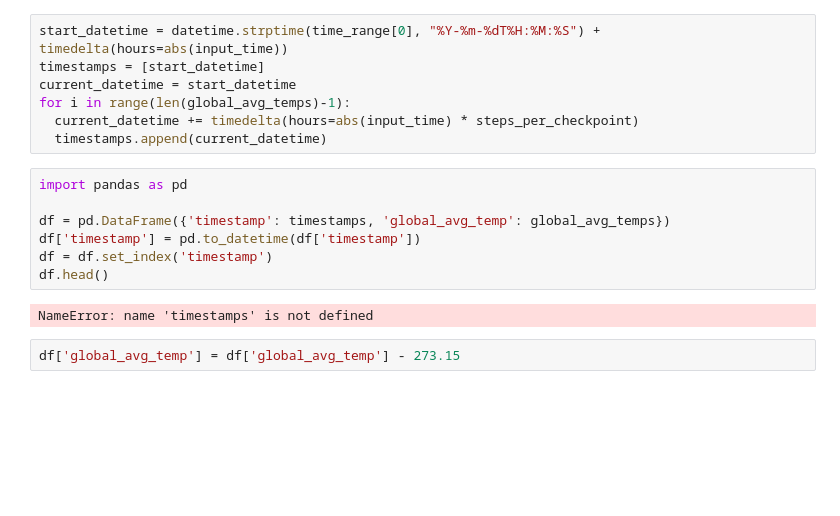
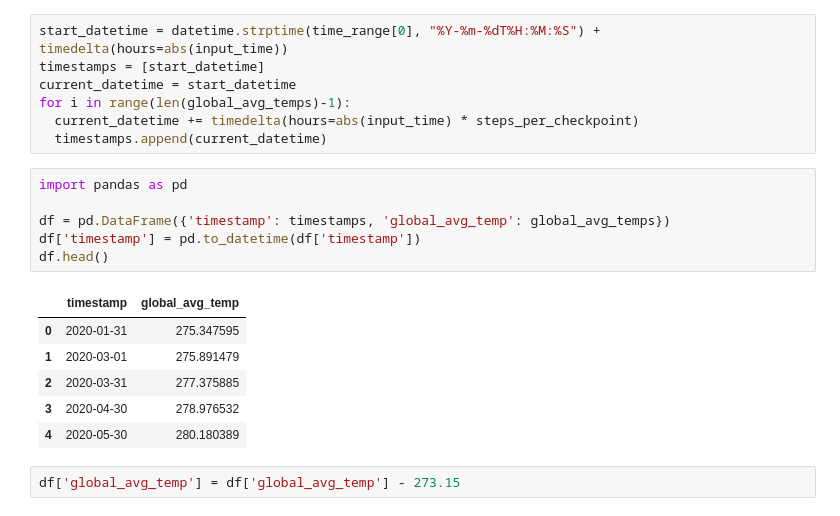
Before and after one commit to seangtkelley/Prithvi-WxC, a Jupyter notebook: examples/PrithviWxC_rollout_extended.ipynb, the cells around one changed output. Drawn from its saved outputs; the diff is of its cells as text; blank space fills up the shorter version.

```diff
--- a/examples/PrithviWxC_rollout_extended.ipynb
+++ b/examples/PrithviWxC_rollout_extended.ipynb
@@ -565,12 +563,16 @@ for i in range(len(global_avg_temps)-1):
 # %%
 import pandas as pd
 
 df = pd.DataFrame({'timestamp': timestamps, 'global_avg_temp': global_avg_temps})
 df['timestamp'] = pd.to_datetime(df['timestamp'])
-df = df.set_index('timestamp')
 df.head()
 # %% [output]
-NameError: name 'timestamps' is not defined
+|  | timestamp | global_avg_temp |
+| 0 | 2020-01-31 | 275.347595 |
+| 1 | 2020-03-01 | 275.891479 |
+| 2 | 2020-03-31 | 277.375885 |
+| 3 | 2020-04-30 | 278.976532 |
+| 4 | 2020-05-30 | 280.180389 |
 # %%
 df['global_avg_temp'] = df['global_avg_temp'] - 273.15
 # %%
```
Also changed, not shown: parts of 12 cells of this notebook.
